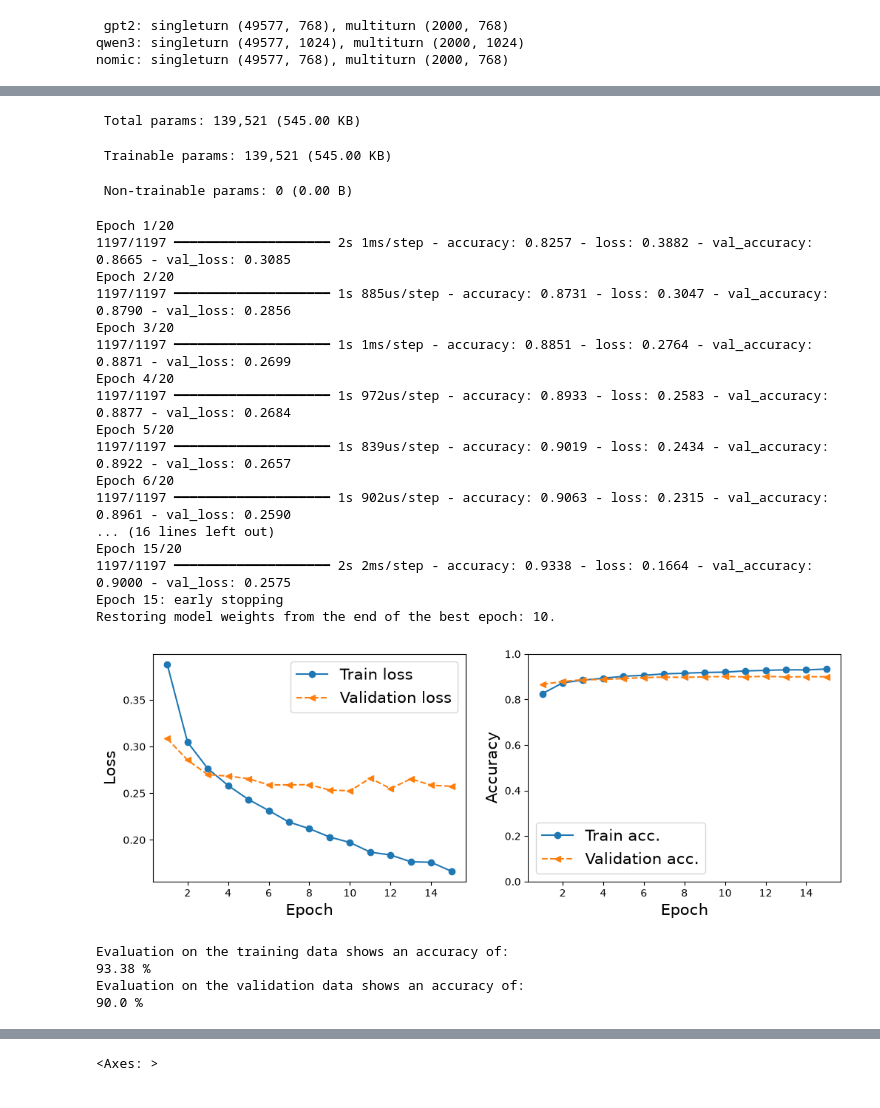
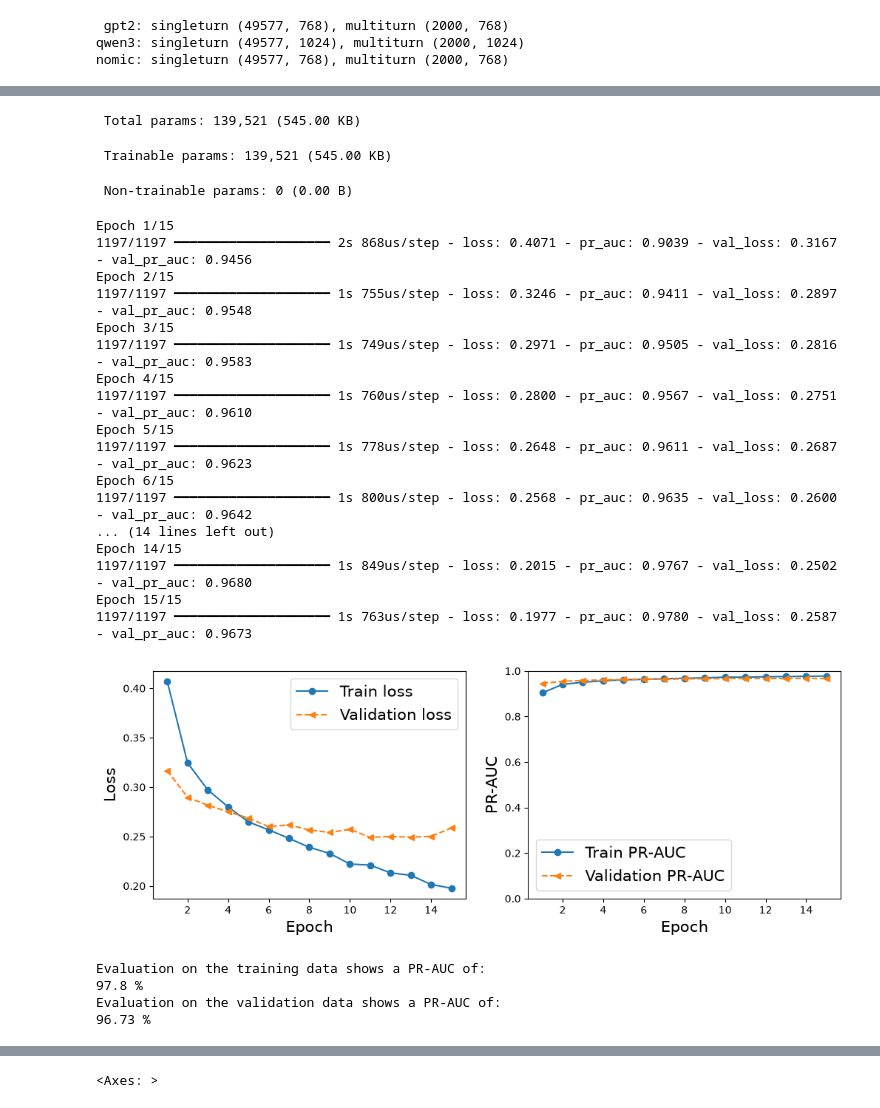
Before and after one commit to strouddm/project-jail-break, a Jupyter notebook: notebooks/02_rachel_ffnn_models.ipynb, the cells around one changed output, grey strips where cells are left out. Drawn from its saved outputs; the diff is of its cells as text; code cells hidden in the pictures.

```diff
--- a/notebooks/02_rachel_ffnn_models.ipynb
+++ b/notebooks/02_rachel_ffnn_models.ipynb
@@ -318,7 +342,7 @@ Ranked by gap in train and val:
 # 3 does have the largest gap between train and validation accuracy, but it is not very large
 # 3 also has the best accuracy for both the train and validation sets
 
-best_model = 3
+best_model = 8
 
 print(f'\nHyperparameters of best model: {hps[best_model]}')
 print(f'Number of parameters: {params[best_model]}')
@@ -332,7 +356,7 @@ Number of parameters: 139521
 nodes_1 = hps[best_model]['nodes_1']
 nodes_2 = hps[best_model]['nodes_2']
 learning_rate = hps[best_model]['learning_rate']
-epochs = hps[best_model]['epochs']
+epochs = hps[best_model]['epochs_early_stop']
 
 embedding_dim = X_train_s.shape[1]
 
@@ -343,38 +367,28 @@ model_best = tf.keras.Sequential([
     # Hidden Layer #1
     Dense(nodes_1, activation='relu'),
     # Dropout Layer #1
-    tf.keras.layers.Dropout(0.5),
+    tf.keras.layers.Dropout(dropout_rate),
     # Hidden Layer #2
     Dense(nodes_2, activation='relu'),
     # Dropout Layer #2
-    tf.keras.layers.Dropout(0.5),
+    tf.keras.layers.Dropout(dropout_rate),
     # Classification Layer
     Dense(1, activation='sigmoid')
 ])
 
 # Compile model
 model_best.compile(optimizer=tf.keras.optimizers.Adam(learning_rate=learning_rate),
-            loss=tf.keras.losses.BinaryCrossentropy(),
-            metrics=['accuracy'])
+                    loss=tf.keras.losses.BinaryCrossentropy(),
+                    metrics=[tf.keras.metrics.AUC(curve='PR', name='pr_auc')])
 
 model_best.summary()
 
 # Train the model
 
-# define an instance of the early_stopping class
-early_stopping = tf.keras.callbacks.EarlyStopping(
-    monitor='val_loss',
-    verbose=1,
-    patience=5,
-    mode='min',
-    restore_best_weights=True
-)
-
 history = model_best.fit(
     X_train_s, Y_train_s,
     validation_data=(X_val_s, Y_val_s),
     epochs=epochs,
-    callbacks=[early_stopping],
     verbose=True
 )
 
@@ -391,18 +405,18 @@ ax.set_xlabel('Epoch', size=15)
 ax.set_ylabel('Loss', size=15)
 
 ax = fig.add_subplot(1, 2, 2)
-ax.plot(x_arr, hist['accuracy'], '-o', label='Train acc.')
-ax.plot(x_arr, hist['val_accuracy'], '--<', label='Validation acc.')
+ax.plot(x_arr, hist['pr_auc'], '-o', label='Train PR-AUC')
+ax.plot(x_arr, hist['val_pr_auc'], '--<', label='Validation PR-AUC')
 ax.legend(fontsize=15)
 ax.set_xlabel('Epoch', size=15)
-ax.set_ylabel('Accuracy', size=15)
+ax.set_ylabel('PR-AUC', size=15)
 ax.set_ylim(0,1)
 plt.show()
 
 # evaluate the accuracy of model on (X_train, y_train) and (X_val, y_val)
 ### YOUR CODE HERE ###
-print('Evaluation on the training data shows an accuracy of:')
-print(np.round(hist['accuracy'][-1]*100,2), '%')
-print('Evaluation on the validation data shows an accuracy of:')
-print(np.round(hist['val_accuracy'][-1]*100,2), '%')
+print('Evaluation on the training data shows a PR-AUC of:')
+print(np.round(hist['pr_auc'][-1]*100,2), '%')
+print('Evaluation on the validation data shows a PR-AUC of:')
+print(np.round(hist['val_pr_auc'][-1]*100,2), '%')
 # %% [output]
@@ -422,29 +436,29 @@ Model: "sequential_40"
 └─────────────────────────────────┴────────────────────────┴───────────────┘
  Total params: 139,521 (545.00 KB)
  Trainable params: 139,521 (545.00 KB)
  Non-trainable params: 0 (0.00 B)
-Epoch 1/20
-1197/1197 ━━━━━━━━━━━━━━━━━━━━ 2s 1ms/step - accuracy: 0.8257 - loss: 0.3882 - val_accuracy: 0.8665 - val_loss: 0.3085
-Epoch 2/20
-1197/1197 ━━━━━━━━━━━━━━━━━━━━ 1s 885us/step - accuracy: 0.8731 - loss: 0.3047 - val_accuracy: 0.8790 - val_loss: 0.2856
-Epoch 3/20
-1197/1197 ━━━━━━━━━━━━━━━━━━━━ 1s 1ms/step - accuracy: 0.8851 - loss: 0.2764 - val_accuracy: 0.8871 - val_loss: 0.2699
-Epoch 4/20
-1197/1197 ━━━━━━━━━━━━━━━━━━━━ 1s 972us/step - accuracy: 0.8933 - loss: 0.2583 - val_accuracy: 0.8877 - val_loss: 0.2684
-Epoch 5/20
-1197/1197 ━━━━━━━━━━━━━━━━━━━━ 1s 839us/step - accuracy: 0.9019 - loss: 0.2434 - val_accuracy: 0.8922 - val_loss: 0.2657
-Epoch 6/20
-1197/1197 ━━━━━━━━━━━━━━━━━━━━ 1s 902us/step - accuracy: 0.9063 - loss: 0.2315 - val_accuracy: 0.8961 - val_loss: 0.2590
-... (16 lines left out)
-Epoch 15/20
-1197/1197 ━━━━━━━━━━━━━━━━━━━━ 2s 2ms/step - accuracy: 0.9338 - loss: 0.1664 - val_accuracy: 0.9000 - val_loss: 0.2575
-Epoch 15: early stopping
-Restoring model weights from the end of the best epoch: 10.
+Epoch 1/15
+1197/1197 ━━━━━━━━━━━━━━━━━━━━ 2s 868us/step - loss: 0.4071 - pr_auc: 0.9039 - val_loss: 0.3167 - val_pr_auc: 0.9456
+Epoch 2/15
+1197/1197 ━━━━━━━━━━━━━━━━━━━━ 1s 755us/step - loss: 0.3246 - pr_auc: 0.9411 - val_loss: 0.2897 - val_pr_auc: 0.9548
+Epoch 3/15
+1197/1197 ━━━━━━━━━━━━━━━━━━━━ 1s 749us/step - loss: 0.2971 - pr_auc: 0.9505 - val_loss: 0.2816 - val_pr_auc: 0.9583
+Epoch 4/15
+1197/1197 ━━━━━━━━━━━━━━━━━━━━ 1s 760us/step - loss: 0.2800 - pr_auc: 0.9567 - val_loss: 0.2751 - val_pr_auc: 0.9610
+Epoch 5/15
+1197/1197 ━━━━━━━━━━━━━━━━━━━━ 1s 778us/step - loss: 0.2648 - pr_auc: 0.9611 - val_loss: 0.2687 - val_pr_auc: 0.9623
+Epoch 6/15
+1197/1197 ━━━━━━━━━━━━━━━━━━━━ 1s 800us/step - loss: 0.2568 - pr_auc: 0.9635 - val_loss: 0.2600 - val_pr_auc: 0.9642
+... (14 lines left out)
+Epoch 14/15
+1197/1197 ━━━━━━━━━━━━━━━━━━━━ 1s 849us/step - loss: 0.2015 - pr_auc: 0.9767 - val_loss: 0.2502 - val_pr_auc: 0.9680
+Epoch 15/15
+1197/1197 ━━━━━━━━━━━━━━━━━━━━ 1s 763us/step - loss: 0.1977 - pr_auc: 0.9780 - val_loss: 0.2587 - val_pr_auc: 0.9673
-[figure, old version]
+[figure, new version]
-Evaluation on the training data shows an accuracy of:
-93.38 %
-Evaluation on the validation data shows an accuracy of:
-90.0 %
+Evaluation on the training data shows a PR-AUC of:
+97.8 %
+Evaluation on the validation data shows a PR-AUC of:
+96.73 %
 # %%
 def confusion_matrix_plot(conf_matrix):
     """ Confusion matrix matplotlib plot
```
Also changed, not shown: parts of 15 cells of this notebook.
